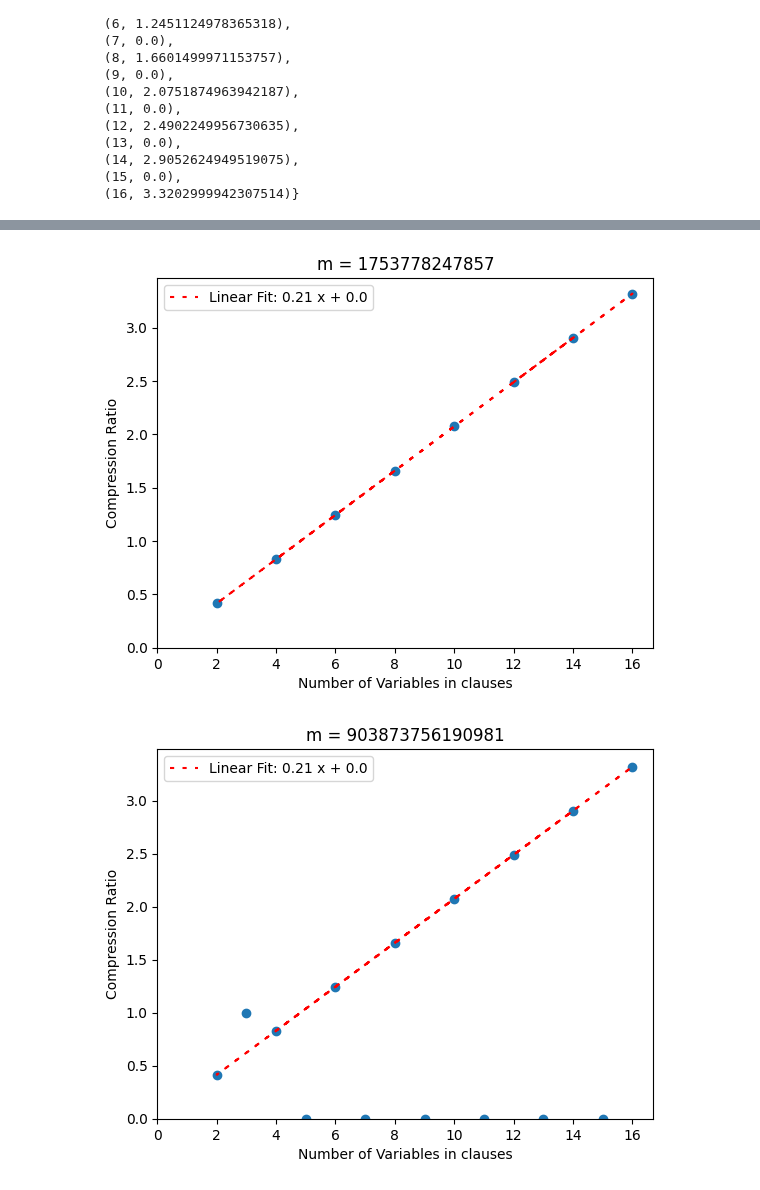
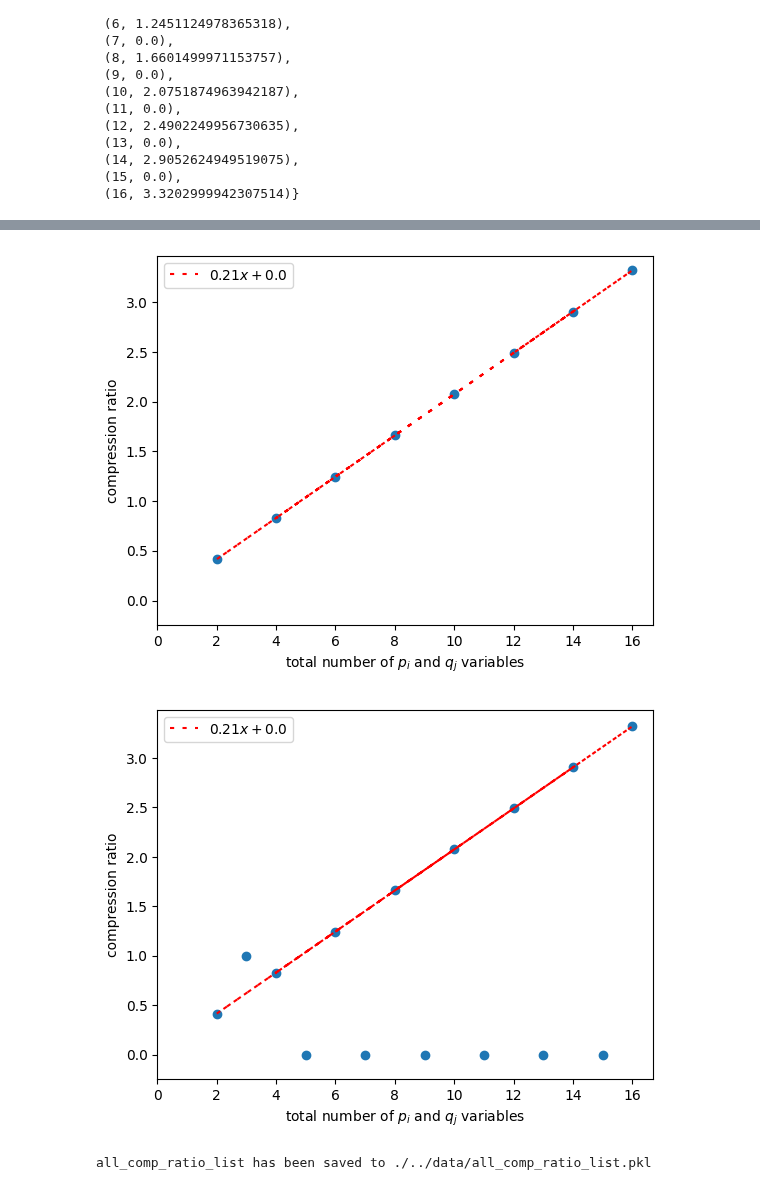
Before and after one commit to Mostafa-Atallah2020/func-qaoa-factorization, a Jupyter notebook: examples/compression ratios.ipynb, the cells around one changed output, grey strips where cells are left out. Cells and saved outputs as stored; diff of their text form; code cells hidden in the pictures.

```diff
--- a/examples/compression ratios.ipynb
+++ b/examples/compression ratios.ipynb
@@ -114,10 +117,10 @@ def scatter_and_linear_fit(x_list, y_list):
     plt.plot(
         x_fit,
         m * x_fit + b,
-        '--',
+        "--",
         color="red",
-        label=f"Linear Fit: {round(m, 2)} x + {round(b, 2)}",
-        dashes=(2, 4)
+        label=f"${round(m, 2)} x + {round(b, 2)}$",
+        dashes=(2, 4),
     )
 
     plt.scatter(x, y)
@@ -127,13 +130,12 @@ for i in range(len(m_list)):
     scatter_and_linear_fit(all_n_vars_list[i], all_comp_ratio_list[i])
 
     plt.xlim(0, None)
-    plt.ylim(0, None)
+    plt.ylim(-0.25, None)
     # Add labels and legend
-    plt.xlabel("Number of Variables in clauses")
-    plt.ylabel("Compression Ratio")
-    # Add a title
-    plt.title(f"m = {m_list[i]}")
+    plt.xlabel("total number of $p_i$ and $q_j$ variables")
+    plt.ylabel("compression ratio")
+
     plt.legend()
-    plt.savefig(f'./../data/figs/comp_ratios_{m_list[i]}.pdf')
+    plt.savefig(f"./../data/figs/comp_ratios_{m_list[i]}.pdf")
     plt.show()
 # %% [output]
@@ -142,2 +144,15 @@ for i in range(len(m_list)):
-[figure, old version]
+[figure, new version]
-[figure, old version]
+[figure, new version]
+# %%
+import pickle
+
+# Specify the file path where you want to save the data
+output_file_path = "./../data/all_comp_ratio_list.pkl"
+
+# Save the all_comp_ratio_list using pickle
+with open(output_file_path, "wb") as f:
+    pickle.dump(all_comp_ratio_list, f)
+
+print(f"all_comp_ratio_list has been saved to {output_file_path}")
+# %% [output]
+all_comp_ratio_list has been saved to ./../data/all_comp_ratio_list.pkl
```
Also changed, not shown: parts of 4 cells of this notebook.
